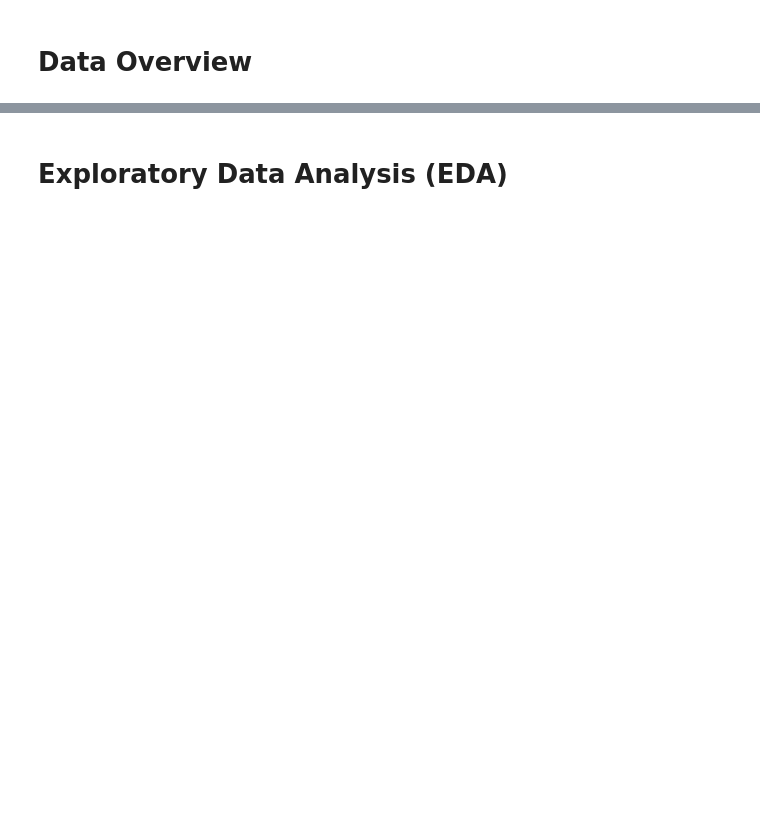
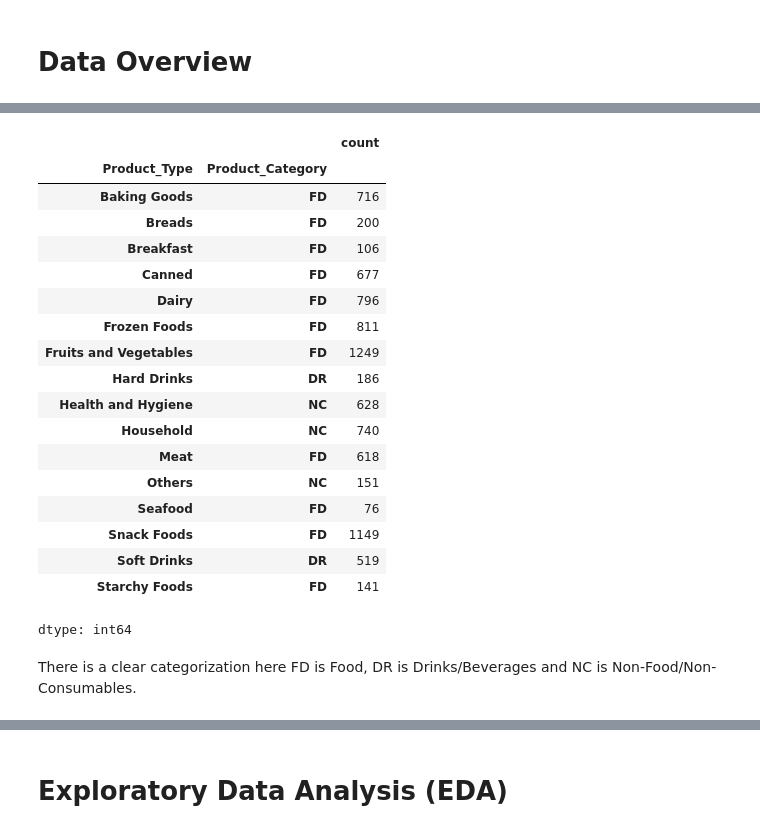
Before and after one commit to preetipss/ModelDeployment, a Jupyter notebook: SuperKart_Model_Deployment.ipynb, the cells around one changed output, grey strips where cells are left out. Saved outputs shown, nothing was run; the diff lists cells and outputs as text; code cells hidden in the pictures; blank space fills up the shorter version.

```diff
--- a/SuperKart_Model_Deployment.ipynb
+++ b/SuperKart_Model_Deployment.ipynb
@@ -124,2 +134,10 @@ from github import Github
+# %%
+# Load the dataset from a CSV file into a Pandas DataFrame
+import pandas as pd
+
+df = pd.read_csv("/content/ModelDeployment/SuperKart.csv")
+
+# Create a copy of the dataframe
+data = df.copy()
 # %% [markdown]
 # **Data Overview**
@@ -125,0 +230,4 @@ from github import Github
+# %%
+# First 2 charecters of Product_id could give a categorization of products.
+data['Product_Category'] = data['Product_Id'].str[:2]
+data['Product_Category'].value_counts()
@@ -125,0 +241,25 @@ from github import Github
+# %%
+#checking Product_Category against Product_Type
+data.groupby('Product_Type')['Product_Category'].value_counts()
+# %% [output]
+|  |  | count |
+| Product_Type | Product_Category |  |
+| Baking Goods | FD | 716 |
+| Breads | FD | 200 |
+| Breakfast | FD | 106 |
+| Canned | FD | 677 |
+| Dairy | FD | 796 |
+| Frozen Foods | FD | 811 |
+| Fruits and Vegetables | FD | 1249 |
+| Hard Drinks | DR | 186 |
+| Health and Hygiene | NC | 628 |
+| Household | NC | 740 |
+| Meat | FD | 618 |
+| Others | NC | 151 |
+| Seafood | FD | 76 |
+| Snack Foods | FD | 1149 |
+| Soft Drinks | DR | 519 |
+| Starchy Foods | FD | 141 |
+dtype: int64
+# %% [markdown]
+There is a clear categorization here FD is Food, DR is Drinks/Beverages and NC is Non-Food/Non-Consumables.
```
Also changed, not shown: parts of 21 cells of this notebook.
